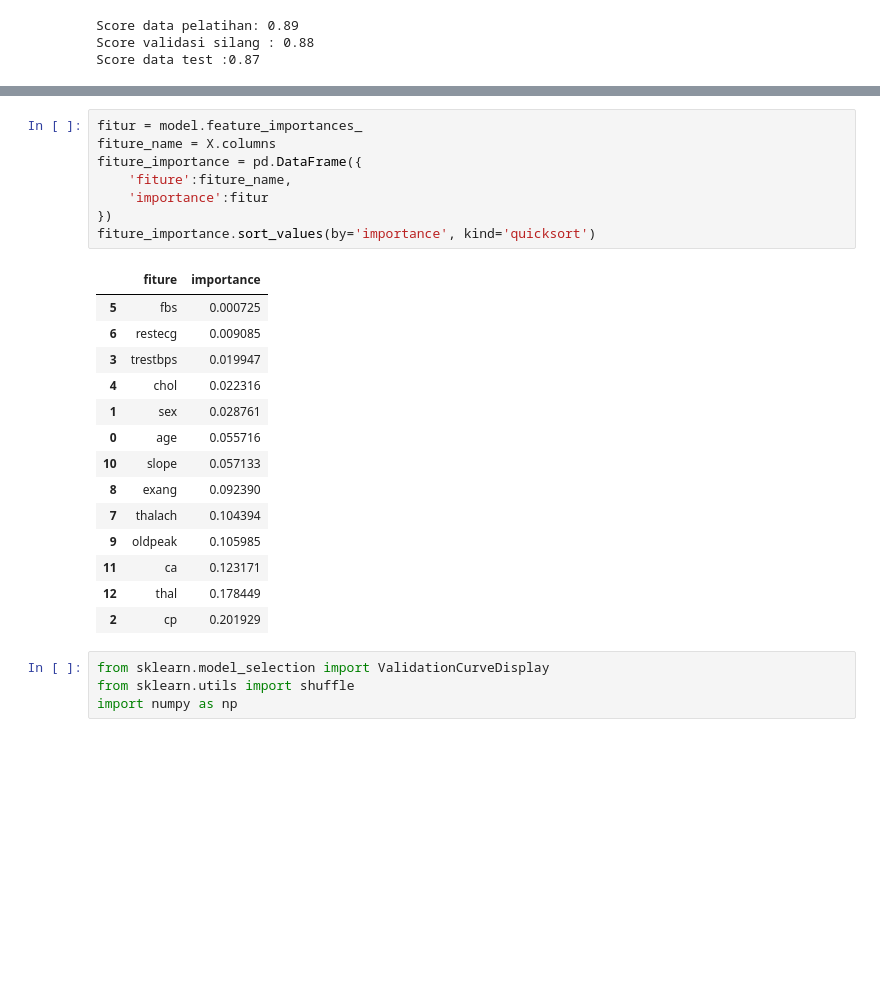
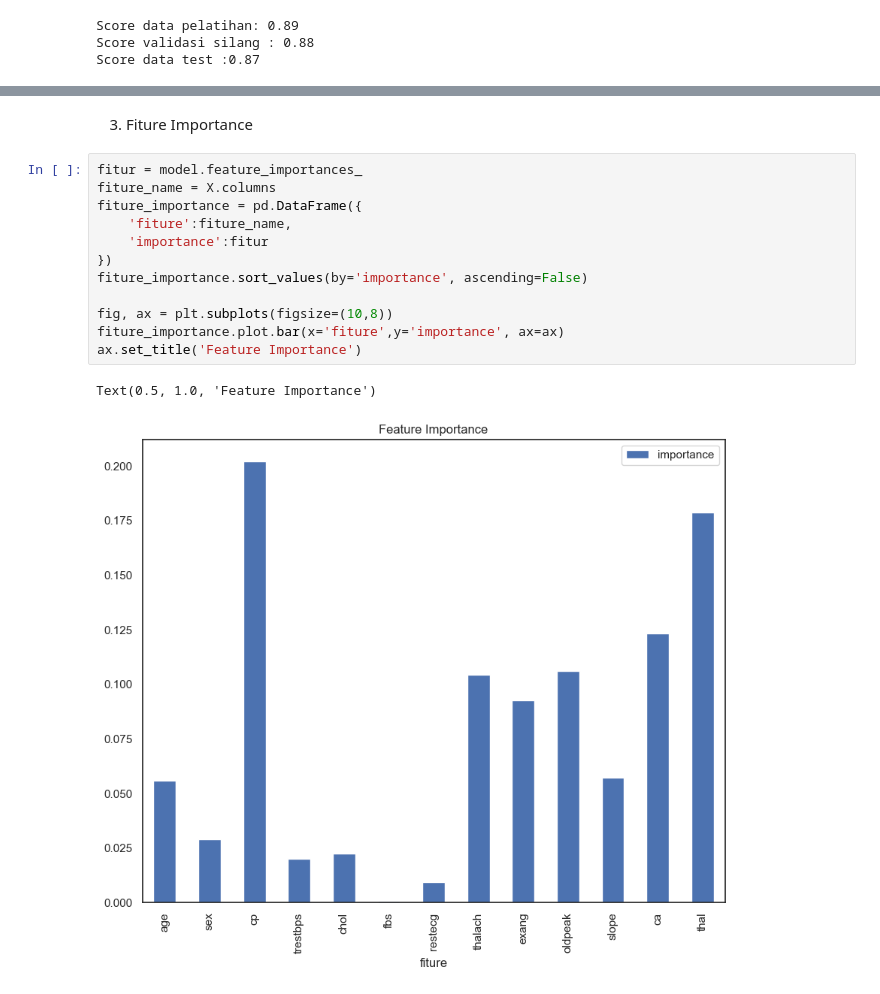
Before and after one commit to arya475/Data-Science, a Jupyter notebook: Project-Data-Science/notebooks/main.ipynb, the cells around one changed output, grey strips where cells are left out. Saved outputs shown, nothing was run; the diff lists cells and outputs as text; blank space fills up the shorter version.

```diff
--- a/Project-Data-Science/notebooks/main.ipynb
+++ b/Project-Data-Science/notebooks/main.ipynb
@@ -265,27 +302,17 @@ Score data test :0.87
+# %% [markdown]
+3. Fiture Importance
 # %%
 fitur = model.feature_importances_
 fiture_name = X.columns
 fiture_importance = pd.DataFrame({
     'fiture':fiture_name,
     'importance':fitur
 })
-fiture_importance.sort_values(by='importance', kind='quicksort')
+fiture_importance.sort_values(by='importance', ascending=False)
+
+fig, ax = plt.subplots(figsize=(10,8))
+fiture_importance.plot.bar(x='fiture',y='importance', ax=ax)
+ax.set_title('Feature Importance')
 # %% [output]
-|  | fiture | importance |
-| 5 | fbs | 0.000725 |
-| 6 | restecg | 0.009085 |
-| 3 | trestbps | 0.019947 |
-| 4 | chol | 0.022316 |
-| 1 | sex | 0.028761 |
-| 0 | age | 0.055716 |
-| 10 | slope | 0.057133 |
-| 8 | exang | 0.092390 |
-| 7 | thalach | 0.104394 |
-| 9 | oldpeak | 0.105985 |
-| 11 | ca | 0.123171 |
-| 12 | thal | 0.178449 |
-| 2 | cp | 0.201929 |
+Text(0.5, 1.0, 'Feature Importance')
+[figure, added]
-# %%
-from sklearn.model_selection import ValidationCurveDisplay
-from sklearn.utils import shuffle
-import numpy as np
```
Also changed, not shown: parts of 8 cells of this notebook, 1 other file.
